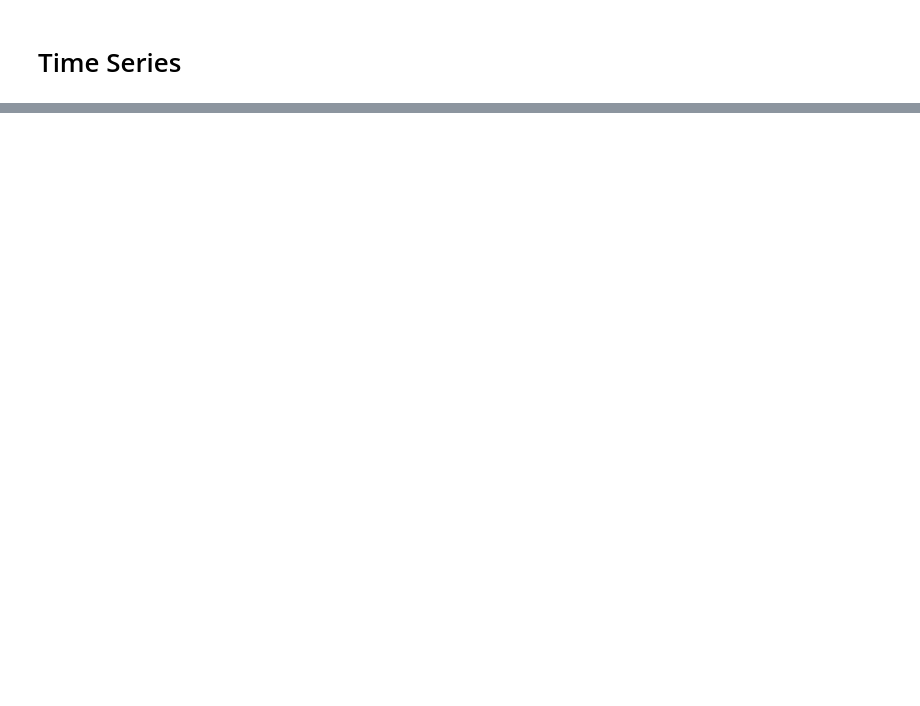
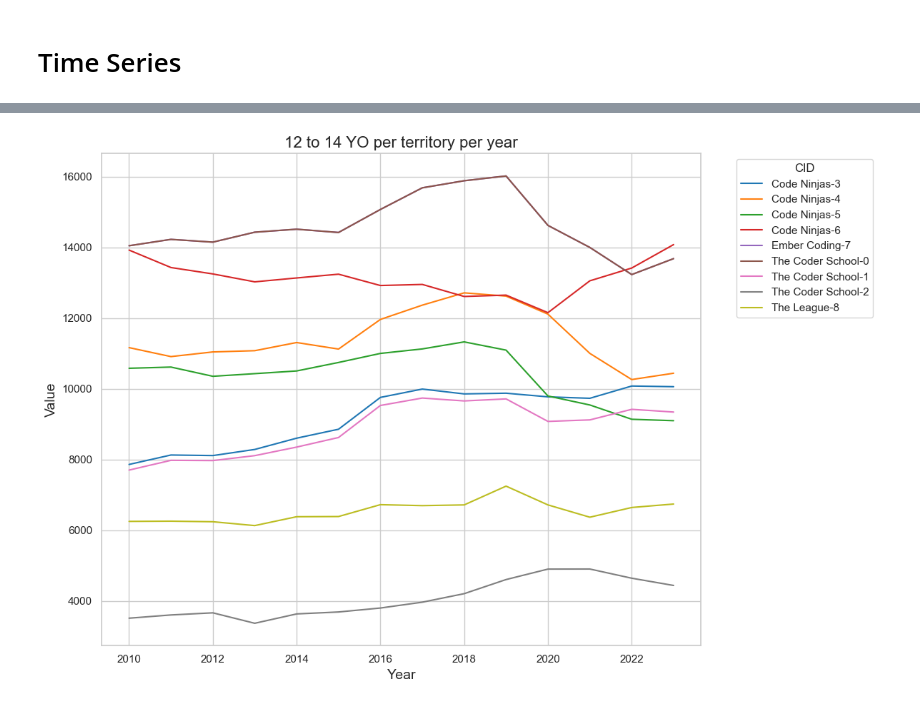
Before and after one commit to jointheleague/marketing-data, a Jupyter notebook: notebooks/ericbusboom/child_density.ipynb, the cells around one changed output, grey strips where cells are left out. Saved outputs shown, nothing was run; the diff lists cells and outputs as text; code cells hidden in the pictures; blank space fills up the shorter version.

```diff
--- a/notebooks/ericbusboom/child_density.ipynb
+++ b/notebooks/ericbusboom/child_density.ipynb
@@ -377,14 +399,16 @@ NameError: name 'tc_ts' is not defined
 # %%
 import seaborn as sns
-sns.set(style="whitegrid")
-tc_ts_transposed = tc_ts.T.reset_index().rename(columns={"index": "Year"})
+sns.set_theme(style="whitegrid")
+tc_ts_transposed = tc_ts_12.T.reset_index().rename(columns={"index": "Year"})
 tc_ts_transposed = pd.melt(tc_ts_transposed, id_vars=["Year"], var_name="CID", value_name="Value")
 
 plt.figure(figsize=(12, 8))
 sns.lineplot(data=tc_ts_transposed, x="Year", y="Value", hue="CID", palette="tab10")
 plt.title("12 to 14 YO per territory per year", fontsize=16)
 plt.xlabel("Year", fontsize=14)
 plt.ylabel("Value", fontsize=14)
 plt.legend(title="CID", bbox_to_anchor=(1.05, 1), loc="upper left")
 plt.tight_layout()
 plt.show()
+# %% [output]
+[figure, added]
```
Also changed, not shown: parts of 23 cells of this notebook, 11 other files.
